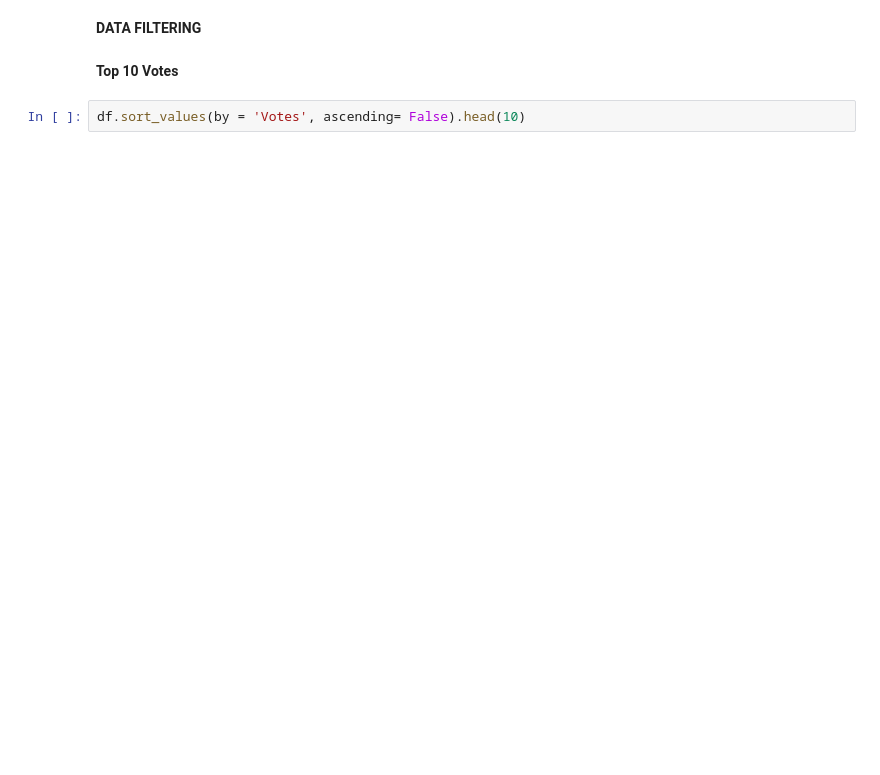
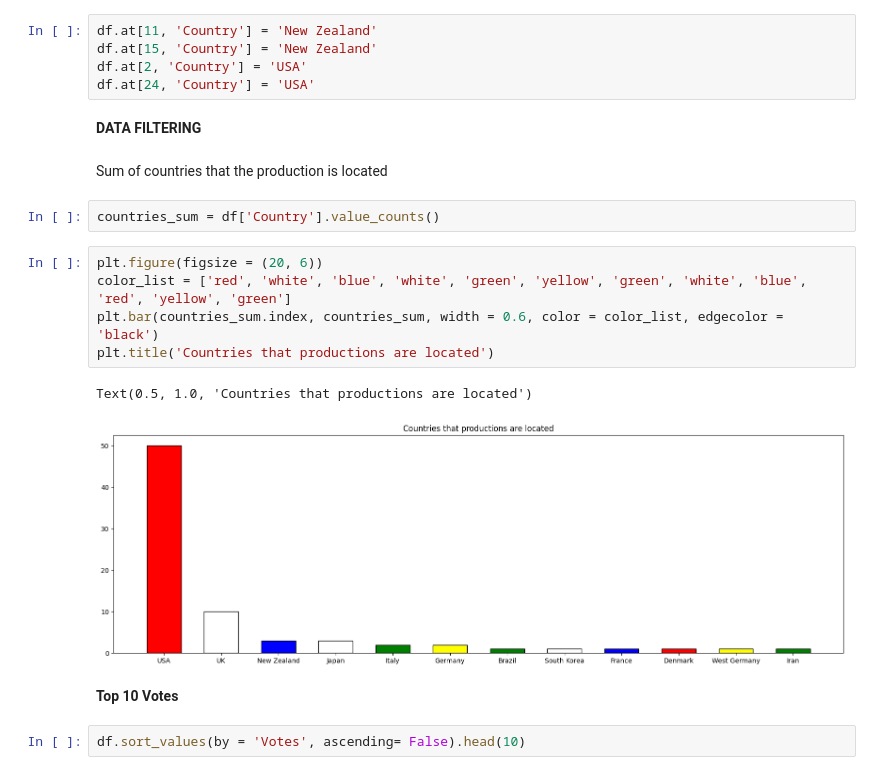
Before and after one commit to ChrisDiamantis99/Data-Analysis-With-Dirty-Data, a Jupyter notebook: Link_dirty.ipynb, the cells around one changed output. Drawn from its saved outputs; the diff is of its cells as text; blank space fills up the shorter version.

```diff
--- a/Link_dirty.ipynb
+++ b/Link_dirty.ipynb
@@ -179,5 +164,22 @@ df.at[11, 'Country'] = 'New Zealand'
+# %%
+df.at[11, 'Country'] = 'New Zealand'
+df.at[15, 'Country'] = 'New Zealand'
+df.at[2, 'Country'] = 'USA'
+df.at[24, 'Country'] = 'USA'
 # %% [markdown]
 **DATA FILTERING**
+# %% [markdown]
+Sum of countries that the production is located
+# %%
+countries_sum = df['Country'].value_counts()
+# %%
+plt.figure(figsize = (20, 6))
+color_list = ['red', 'white', 'blue', 'white', 'green', 'yellow', 'green', 'white', 'blue', 'red', 'yellow', 'green']
+plt.bar(countries_sum.index, countries_sum, width = 0.6, color = color_list, edgecolor = 'black')
+plt.title('Countries that productions are located')
+# %% [output]
+Text(0.5, 1.0, 'Countries that productions are located')
+[figure, added]
 # %% [markdown]
 **Top 10 Votes**
 # %%
```
Also changed, not shown: parts of 10 cells of this notebook.
